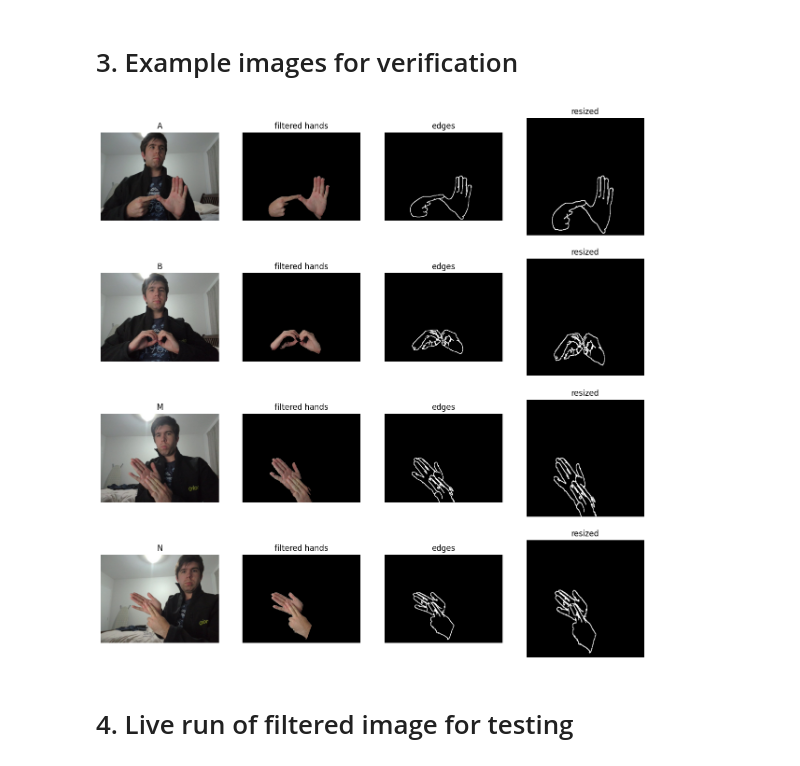
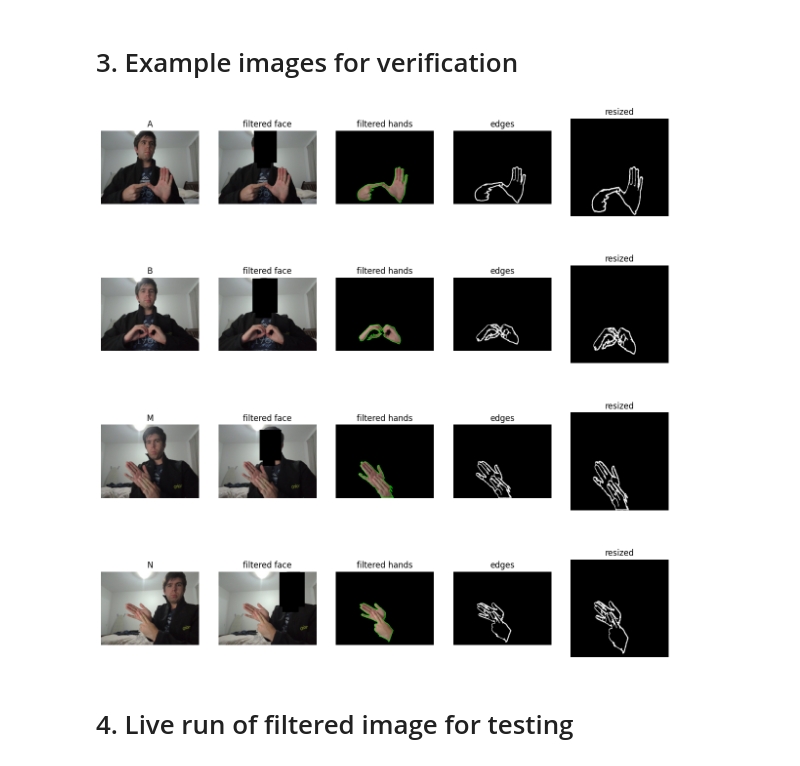
Before and after one commit to danielmcnz/Sign-Language-Interpreter, a Jupyter notebook: LTSM_image_model.ipynb, the cells around one changed output. Drawn from its saved outputs; the diff is of its cells as text; code cells hidden in the pictures.

Commit message:
filter changes

```diff
--- a/LTSM_image_model.ipynb
+++ b/LTSM_image_model.ipynb
@@ -156,6 +210,7 @@ Image saved successfully
 # %%
 import matplotlib.pyplot as plt
 import cv2
+# from filters import *
 
 frame_A = cv2.imread("./examples/A.jpg")
 frame_B = cv2.imread("./examples/B.jpg")
@@ -180,7 +235,7 @@ class ImagePlotter:
         self.counter += 1
 
 
-plotter = ImagePlotter(4, 4)
+plotter = ImagePlotter(4, 5)
 
 plt.figure(figsize=(15, 15))
 
@@ -188,6 +243,16 @@ plotter.plot_image("A", frame_A)
 plotter.plot_image("B", frame_B)
 plotter.plot_image("M", frame_C)
 plotter.plot_image("N", frame_X)
+
+frame_A = filter_face(frame_A)
+frame_B = filter_face(frame_B)
+frame_C = filter_face(frame_C)
+frame_X = filter_face(frame_X)
+
+plotter.plot_image("filtered face", frame_A)
+plotter.plot_image("filtered face", frame_B)
+plotter.plot_image("filtered face", frame_C)
+plotter.plot_image("filtered face", frame_X)
 
 frame_A = filter_skin(frame_A)
 frame_B = filter_skin(frame_B)
@@ -197,34 +262,34 @@ frame_X = filter_skin(frame_X)
 plotter.plot_image("filtered hands", frame_A)
 plotter.plot_image("filtered hands", frame_B)
 plotter.plot_image("filtered hands", frame_C)
 plotter.plot_image("filtered hands", frame_X)
 
 frame_A = filter_edges(frame_A)
 frame_B = filter_edges(frame_B)
 frame_C = filter_edges(frame_C)
 frame_X = filter_edges(frame_X)
 
 plotter.plot_image("edges", frame_A)
 plotter.plot_image("edges", frame_B)
 plotter.plot_image("edges", frame_C)
 plotter.plot_image("edges", frame_X)
 
 frame_A = resize_image(frame_A)
 frame_B = resize_image(frame_B)
 frame_C = resize_image(frame_C)
 frame_X = resize_image(frame_X)
 
 plotter.plot_image("resized", frame_A)
 plotter.plot_image("resized", frame_B)
 plotter.plot_image("resized", frame_C)
 plotter.plot_image("resized", frame_X)
 
 plt.xlabel("")
 
 plt.axis("off")
 plt.show()
 # %% [output]
-[figure, old version]
+[figure, new version]
 # %% [markdown]
 # 4. Live run of filtered image for testing
 # %%
```
Also changed, not shown: parts of 6 cells of this notebook, 1 other file.
